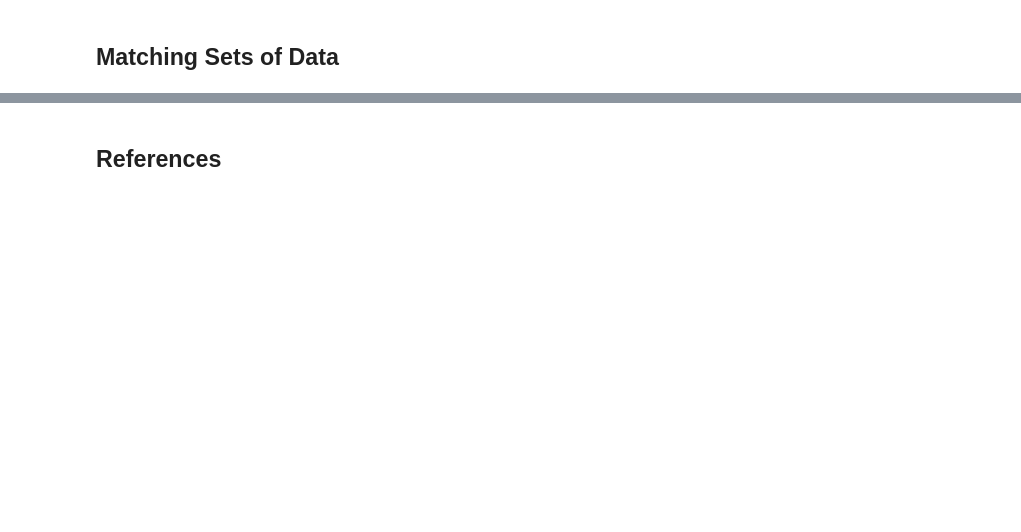
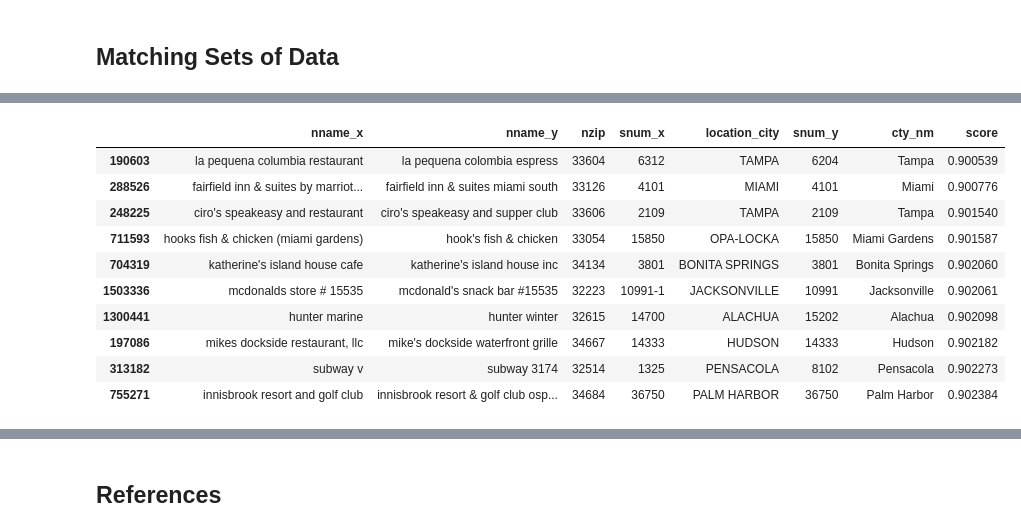
Before and after one commit to mikemull/Notebooks, a Jupyter notebook: Matching.ipynb, the cells around one changed output, grey strips where cells are left out. Drawn from its saved outputs; the diff is of its cells as text; code cells hidden in the pictures; blank space fills up the shorter version.

```diff
--- a/Matching.ipynb
+++ b/Matching.ipynb
@@ -462,0 +489,30 @@ dfmz[dfmz.score>0.85][['nname_x', 'nname_y', 'nzip', 'location_address', 'street
+# %%
+df_fl_a['snum'] = df_fl_a.location_address.str.split(' ',1).apply(lambda x:x[0])
+df_oge_a_fl['snum'] = df_oge_a_fl.street_addr_1_txt.str.split(' ',1).apply(lambda x:x[0])
+
+dfz = df_oge_a_fl.merge(df_fl_a, on='nzip')
+dfz = dfz[dfz.nname_x != dfz.nname_y]
+dfnn = dfz[dfz.nname_x == dfz.nname_y]
+dfz['score'] = dfz[['nname_x','nname_y']].apply(lambda p: jellyfish.jaro_winkler(unicode(p[0], 'unicode-escape'),
+                                                                                   unicode(p[1], 'unicode-escape')), axis=1)
+
+dfz[dfz.score>0.9][['nname_x',
+                       'nname_y',
+                       'nzip',
+                       'snum_x',
+                       'location_city',
+                       'snum_y',
+                       'cty_nm',
+                       'score']].sort('score',ascending=True).head(10)
+# %% [output]
+|  | nname_x | nname_y | nzip | snum_x | location_city | snum_y | cty_nm | score |
+| 190603 | la pequena columbia restaurant | la pequena colombia espress | 33604 | 6312 | TAMPA | 6204 | Tampa | 0.900539 |
+| 288526 | fairfield inn & suites by marriot... | fairfield inn & suites miami south | 33126 | 4101 | MIAMI | 4101 | Miami | 0.900776 |
+| 248225 | ciro's speakeasy and restaurant | ciro's speakeasy and supper club | 33606 | 2109 | TAMPA | 2109 | Tampa | 0.901540 |
+| 711593 | hooks fish & chicken (miami gardens) | hook's fish & chicken | 33054 | 15850 | OPA-LOCKA | 15850 | Miami Gardens | 0.901587 |
+| 704319 | katherine's island house cafe | katherine's island house inc | 34134 | 3801 | BONITA SPRINGS | 3801 | Bonita Springs | 0.902060 |
+| 1503336 | mcdonalds store # 15535 | mcdonald's snack bar #15535 | 32223 | 10991-1 | JACKSONVILLE | 10991 | Jacksonville | 0.902061 |
+| 1300441 | hunter marine | hunter winter | 32615 | 14700 | ALACHUA | 15202 | Alachua | 0.902098 |
+| 197086 | mikes dockside restaurant, llc | mike's dockside waterfront grille | 34667 | 14333 | HUDSON | 14333 | Hudson | 0.902182 |
+| 313182 | subway v | subway 3174 | 32514 | 1325 | PENSACOLA | 8102 | Pensacola | 0.902273 |
+| 755271 | innisbrook resort and golf club | innisbrook resort & golf club osp... | 34684 | 36750 | PALM HARBOR | 36750 | Palm Harbor | 0.902384 |
```
Also changed, not shown: parts of 38 cells of this notebook.
